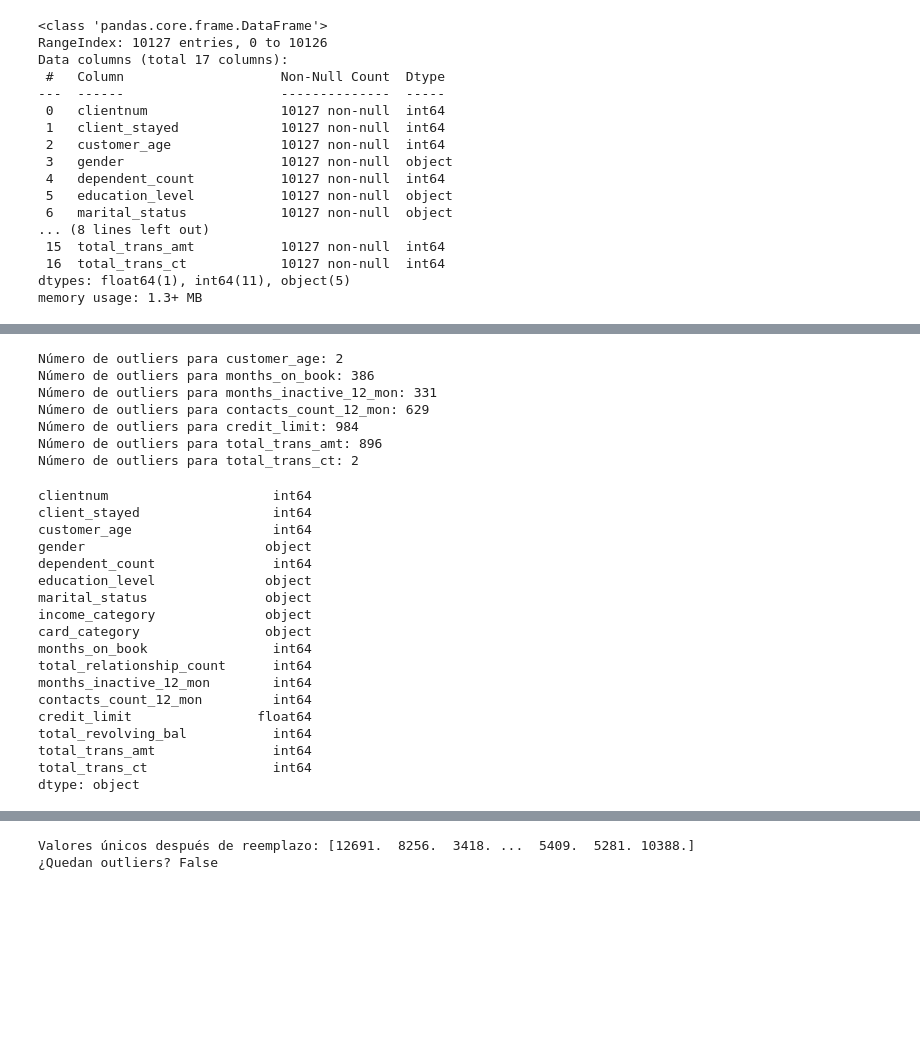
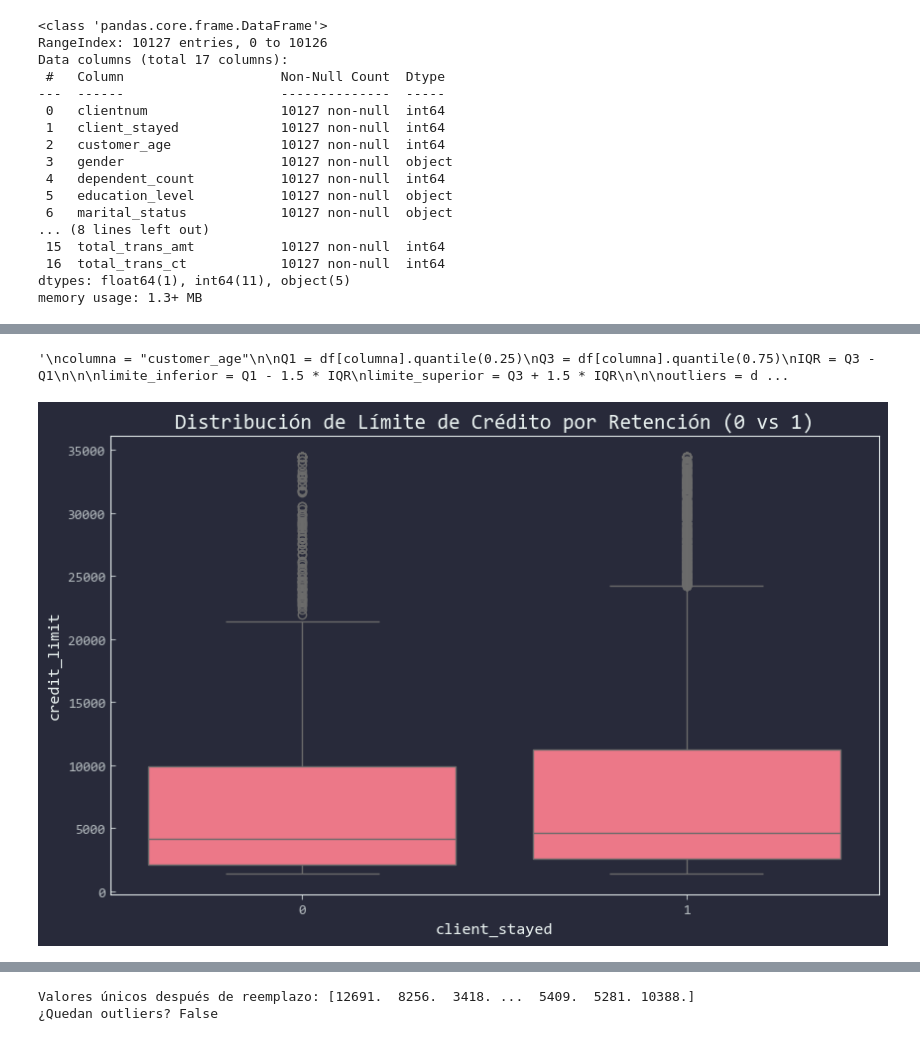
Before and after one commit to Toutl/Data-Processing-Laboratory, a Jupyter notebook: Examenes/III/01_demien.ipynb, the cells around one changed output, grey strips where cells are left out. Cells and saved outputs as stored; diff of their text form; code cells hidden in the pictures; blank space fills up the shorter version.

```diff
--- a/Examenes/III/01_demien.ipynb
+++ b/Examenes/III/01_demien.ipynb
@@ -70,4 +93,5 @@ for col in df.columns:
 # %%
+"""
 columna = "customer_age"
 
 Q1 = df[columna].quantile(0.25)
@@ -181,32 +205,16 @@ outliers = df[(df[columna] < limite_inferior) | (df[columna] > limite_superior)]
 print("Número de outliers para total_trans_ct:", outliers.shape[0])
 
 df.dtypes
+"""
 # %% [output]
-Número de outliers para customer_age: 2
-Número de outliers para months_on_book: 386
-Número de outliers para months_inactive_12_mon: 331
-Número de outliers para contacts_count_12_mon: 629
-Número de outliers para credit_limit: 984
-Número de outliers para total_trans_amt: 896
-Número de outliers para total_trans_ct: 2
+'\ncolumna = "customer_age"\n\nQ1 = df[columna].quantile(0.25)\nQ3 = df[columna].quantile(0.75)\nIQR = Q3 - Q1\n\n\nlimite_inferior = Q1 - 1.5 * IQR\nlimite_superior = Q3 + 1.5 * IQR\n\n\noutliers = d ...
-clientnum                     int64
-client_stayed                 int64
-customer_age                  int64
-gender                       object
-dependent_count               int64
-education_level              object
-marital_status               object
-income_category              object
-card_category                object
-months_on_book                int64
-total_relationship_count      int64
-months_inactive_12_mon        int64
-contacts_count_12_mon         int64
-credit_limit                float64
-total_revolving_bal           int64
-total_trans_amt               int64
-total_trans_ct                int64
-dtype: object
+# %%
+plt.figure(figsize=(10, 6))
+sns.boxplot(data=df, x='client_stayed', y='credit_limit')
+plt.title("Distribución de Límite de Crédito por Retención (0 vs 1)")
+plt.show()
+# %% [output]
+[figure, added]
 # %%
 #Revisaremos el tipo de variables que tenemos en el dataframe para saber que tipo de imputacion harémos para cada colummna
 #Revisamos en el dataframe:
```
Also changed, not shown: parts of 12 cells of this notebook.
